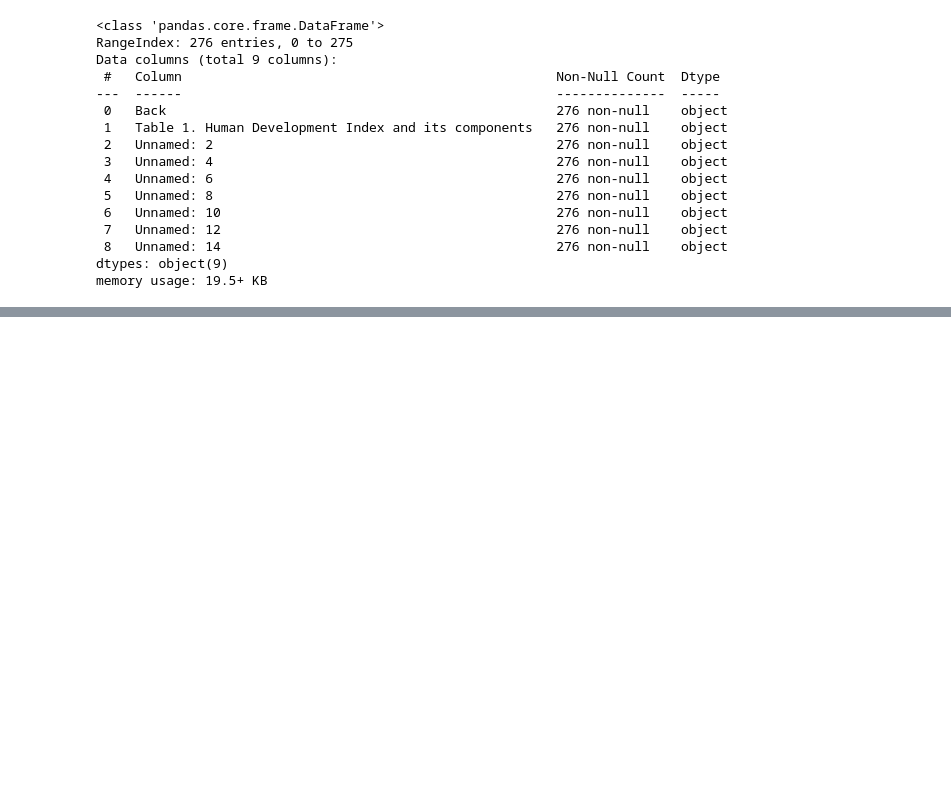
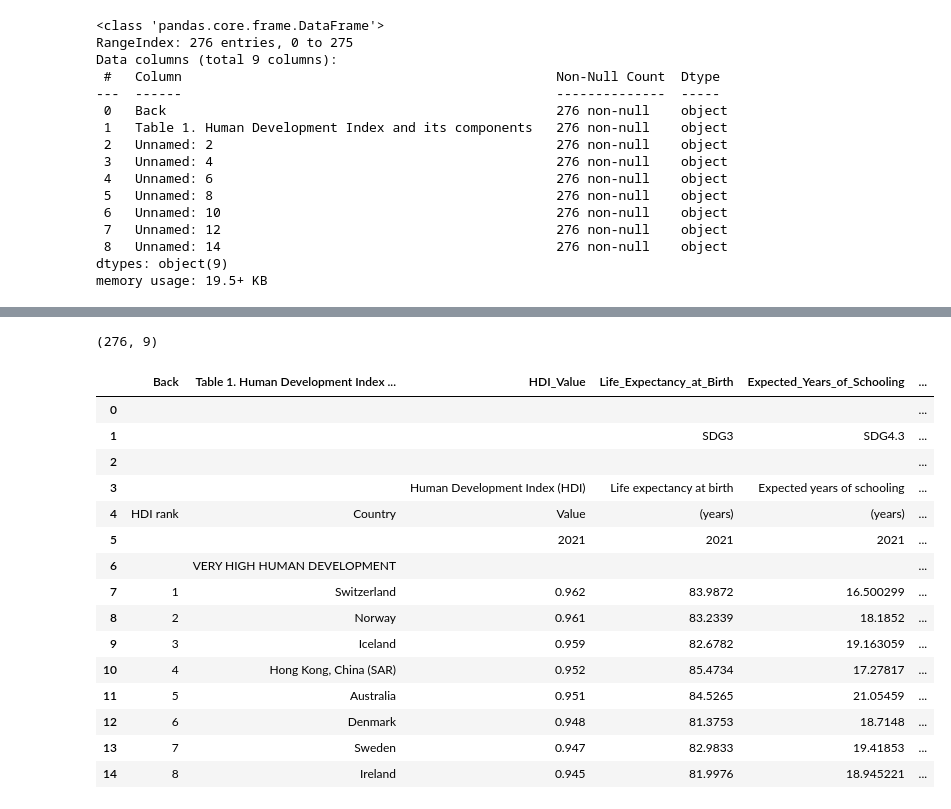
Before and after one commit to Enrique867/PC2, a Jupyter notebook: index.ipynb, the cells around one changed output, grey strips where cells are left out. Saved outputs shown, nothing was run; the diff lists cells and outputs as text; code cells hidden in the pictures; blank space fills up the shorter version.

```diff
--- a/index.ipynb
+++ b/index.ipynb
@@ -110,0 +116,35 @@ print(data.iloc[6:, 2:].head()) # Imprime las primeras filas de la porción modi
+# %%
+nuevos_nombres = {
+    data.columns[2]: 'HDI_Value',
+    data.columns[3]: 'Life_Expectancy_at_Birth',
+    data.columns[4]: 'Expected_Years_of_Schooling',
+    data.columns[5]: 'Mean_Years_of_Schooling',
+    data.columns[6]: 'GNI_per_Capita',
+    data.columns[7]: 'GNI_Rank_Minus_HDI_Rank',
+    data.columns[8]: 'HDI_Rank'
+}
+
+data = data.rename(columns=nuevos_nombres)
+
+
+# Para verificar el resultado (opcional)
+print(data.shape)
+data.head(15)
+# %% [output]
+(276, 9)
+|  | Back | Table 1. Human Development Index ... | HDI_Value | Life_Expectancy_at_Birth | Expected_Years_of_Schooling | ... |
+| 0 |  |  |  |  |  | ... |
+| 1 |  |  |  | SDG3 | SDG4.3 | ... |
+| 2 |  |  |  |  |  | ... |
+| 3 |  |  | Human Development Index (HDI) | Life expectancy at birth | Expected years of schooling | ... |
+| 4 | HDI rank | Country | Value | (years) | (years) | ... |
+| 5 |  |  | 2021 | 2021 | 2021 | ... |
+| 6 |  | VERY HIGH HUMAN DEVELOPMENT |  |  |  | ... |
+| 7 | 1 | Switzerland | 0.962 | 83.9872 | 16.500299 | ... |
+| 8 | 2 | Norway | 0.961 | 83.2339 | 18.1852 | ... |
+| 9 | 3 | Iceland | 0.959 | 82.6782 | 19.163059 | ... |
+| 10 | 4 | Hong Kong, China (SAR) | 0.952 | 85.4734 | 17.27817 | ... |
+| 11 | 5 | Australia | 0.951 | 84.5265 | 21.05459 | ... |
+| 12 | 6 | Denmark | 0.948 | 81.3753 | 18.7148 | ... |
+| 13 | 7 | Sweden | 0.947 | 82.9833 | 19.41853 | ... |
+| 14 | 8 | Ireland | 0.945 | 81.9976 | 18.945221 | ... |
```
Also changed, not shown: parts of 6 cells of this notebook.
